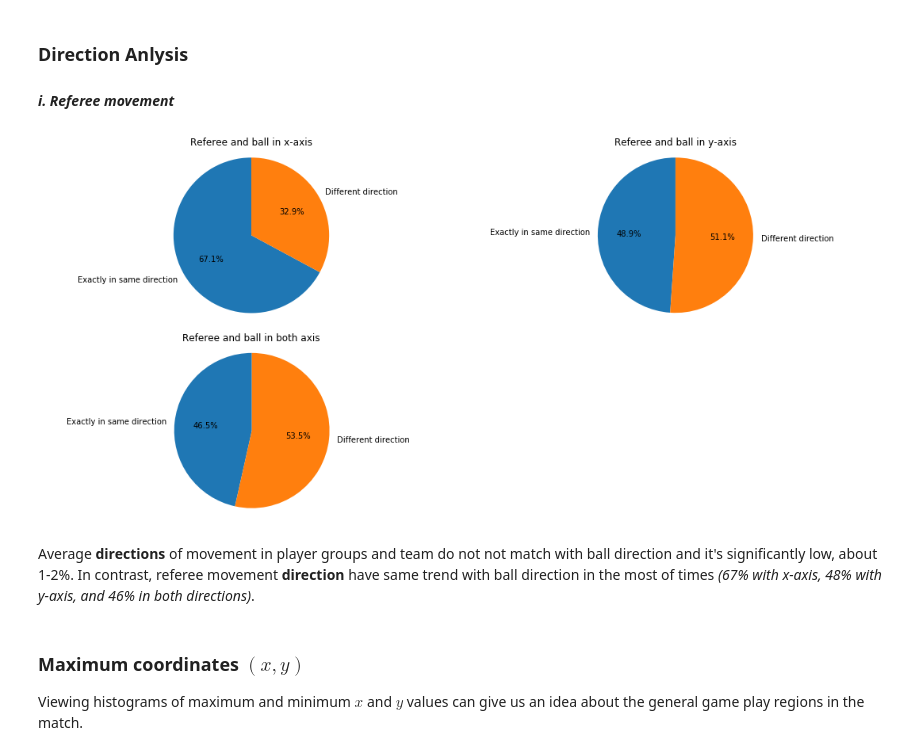
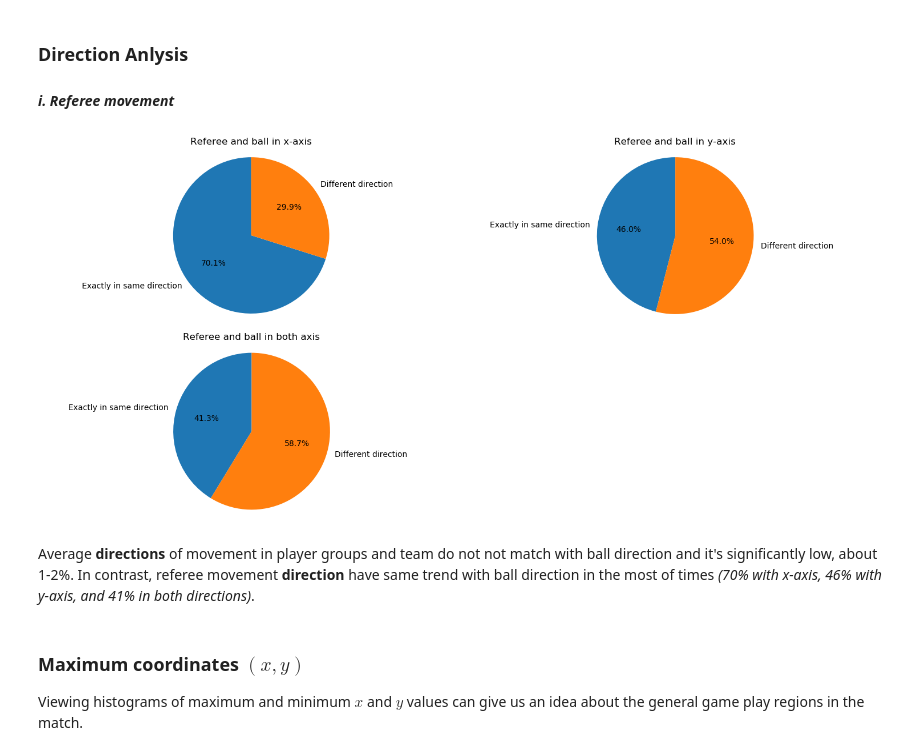
Before and after one commit to anaramirli/predict-soccer-ball-location, a Jupyter notebook: src/feature_analysis.ipynb, the cells around one changed output. Saved outputs shown, nothing was run; the diff lists cells and outputs as text; code cells hidden in the pictures.

```diff
--- a/src/feature_analysis.ipynb
+++ b/src/feature_analysis.ipynb
@@ -28,7 +31,7 @@ pd.options.display.max_columns = None
 pd.set_option('compute.use_bottleneck', True)
 pd.set_option('compute.use_numexpr', True)
 # %%
-match_id = 60565
+match_id = 60751
 
 with open('../data/general/matches_2017_2018_v1.json') as matches_json:
     matches = json.load(matches_json)
@@ -179,7 +182,7 @@ In this section, we'll plot histograms about some features to generalize the dat
 Center group is consist of Center Back, Center Middlefield, and Center Forward player groups.
 # %%
 try:
-    features_df = pd.read_csv('../data/match_{}/features_set_v2.csv'.format(match_id))
+    features_df = pd.read_csv('../data/match_{}/features_set.csv'.format(match_id))
 except FileNotFoundError:
     pass
 # %%
@@ -446,19 +440,6 @@ plot_hist(cols=cols_rw, title=' when ball 45<x<105 and 34<y<68')
 ### Referee Position for Ball Location Detection
 
 Referees is one of the most importan figures in the soccer match, he/she oftentimes stands next to the player beind the ball in order to watch for fouls occurring. So their position, both $x,y$ coordinates, can be used for ball location detection.
-# %%
-def define_pitch_index(x,y):
-    Xi=x//5
-    if y<=60:
-        Yj = y//5+1
-    elif y<=64:
-        Yj = 13
-    else:
-        Yj = 14
-    if Xi==21:
-        Xi-=1
-    index = Xi*14 + Yj
-    return index
 # %%
 referee_cord = [features_df['# refX'], features_df['refY']]
 ball_cord = [features_df['xpos'], features_df['ypos']]
@@ -651,14 +632,6 @@ Apart from the slow and HIR players groups, max-Sprint player location is close
 ### Direction Anlysis
 
 #### *i. Referee  movement*
-# %%
-def define_direction(delta):
-    if deltaX==0:
-        return 0
-    elif deltaX>0:
-        return 1
-    else:
-        return -1
 # %%
 referee_direct = [features_df['refDirectX'], features_df['refDirectY']]
 ball_cord = [features_df['xpos'], features_df['ypos']]
@@ -667,7 +640,7 @@ pitch_index = features_df['pitch_index']
 referee_direct_l = []
 ball_direct_l = []
 
-for frame in range(len(features_df)):
+for frame in range(1, len(features_df)):
     if ball_cord[0][frame]!=0 and pitch_index[frame]!=0:
         deltaX = ball_cord[0][frame]-ball_cord[0][frame-1]
         deltaY = ball_cord[1][frame]-ball_cord[1][frame-1]
@@ -706,36 +679,36 @@ for i in range(len(data['d_rx'])):
         same_y +=1
     else:
         diff_y +=1
 
 labels = 'Exactly in same direction', 'Different direction'
 sizes = [same_x,diff_x]
 
 plt.figure(figsize=(15, 7))
 plt.subplot(2, 2, 1)
 plt.pie(sizes, labels=labels, autopct='%1.1f%%',
         shadow=False, startangle=90)
 plt.axis('equal')
 plt.title('Referee and ball in x-axis')
 
 sizes = [same_y,diff_y]
 plt.subplot(2, 2, 2)
 plt.pie(sizes, labels=labels, autopct='%1.1f%%',
         shadow=False, startangle=90)
 plt.axis('equal')
 plt.title('Referee and ball in y-axis')
 
 sizes = [same,diff]
 plt.subplot(2, 2, 3)
 plt.pie(sizes, labels=labels, autopct='%1.1f%%',
         shadow=False, startangle=90)
 plt.axis('equal')
 plt.title('Referee and ball in both axis')
 
 plt.tight_layout()
 # %% [output]
-[figure, old version]
+[figure, new version]
 # %% [markdown]
-Average **directions** of movement in player groups and team do not not match with ball direction and it's significantly low, about 1-2%. In contrast, referee movement **direction** have same trend with ball direction in the most of times *(67% with x-axis, 48% with y-axis, and 46% in both directions)*.
+Average **directions** of movement in player groups and team do not not match with ball direction and it's significantly low, about 1-2%. In contrast, referee movement **direction** have same trend with ball direction in the most of times *(70% with x-axis, 46% with y-axis, and 41% in both directions)*.
 # %% [markdown]
 ### Maximum coordinates $(x,y)$
 
```
Also changed, not shown: parts of 19 cells of this notebook, 4 other files.
